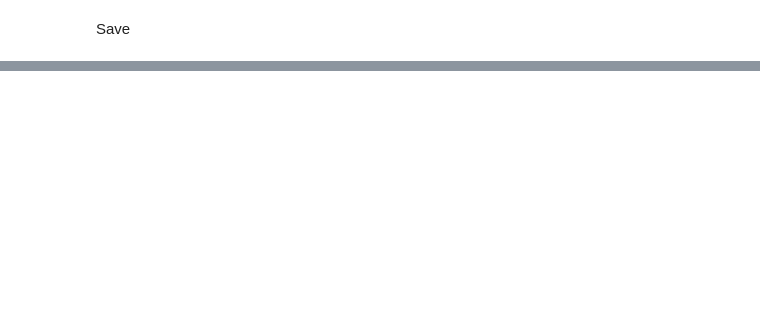
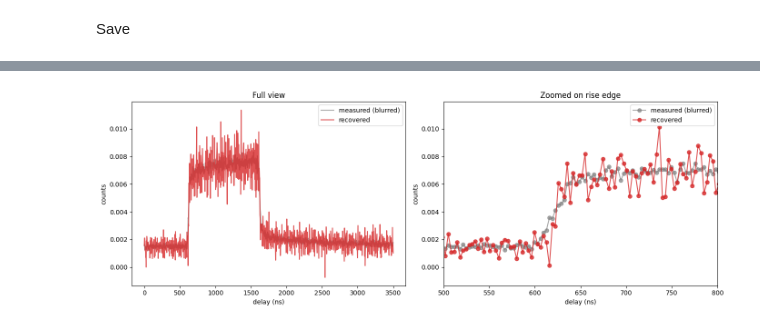
Before and after one commit to jeree-m/qick-dawg, a Jupyter notebook: jupyter_notebooks/Analysis.ipynb, the cells around one changed output, grey strips where cells are left out. Cells and saved outputs as stored; diff of their text form; code cells hidden in the pictures; blank space fills up the shorter version.

```diff
--- a/jupyter_notebooks/Analysis.ipynb
+++ b/jupyter_notebooks/Analysis.ipynb
@@ -394,0 +245,25 @@ Saved 8 fit plots to C:\Users\hlab_\Box\Henriksen Lab Data\DefectMsmts\Data\Conv
+# %%
+recovered_signal = wiener_deconvolve(counts_mean, kernel, noise_reg=1e-2)
+
+fig, ax = plt.subplots(1, 2, figsize=(14, 5))
+
+ax[0].plot(t, counts_mean, label='measured (blurred)', color='gray', alpha=0.7)
+ax[0].plot(t, recovered_signal, label='recovered', color='tab:red', alpha=0.8)
+ax[0].set_xlabel('delay (ns)')
+ax[0].set_ylabel('counts')
+ax[0].legend()
+ax[0].set_title('Full view')
+
+# zoom into just the rise edge
+ax[1].plot(t, counts_mean, 'o-', label='measured (blurred)', color='gray', alpha=0.7)
+ax[1].plot(t, recovered_signal, 'o-', label='recovered', color='tab:red', alpha=0.8)
+ax[1].set_xlim(500, 800)
+ax[1].set_xlabel('delay (ns)')
+ax[1].set_ylabel('counts')
+ax[1].legend()
+ax[1].set_title('Zoomed on rise edge')
+
+plt.tight_layout()
+plt.show()
+# %% [output]
+[figure, added]
```
Also changed, not shown: parts of 23 cells of this notebook, 1 other file.
